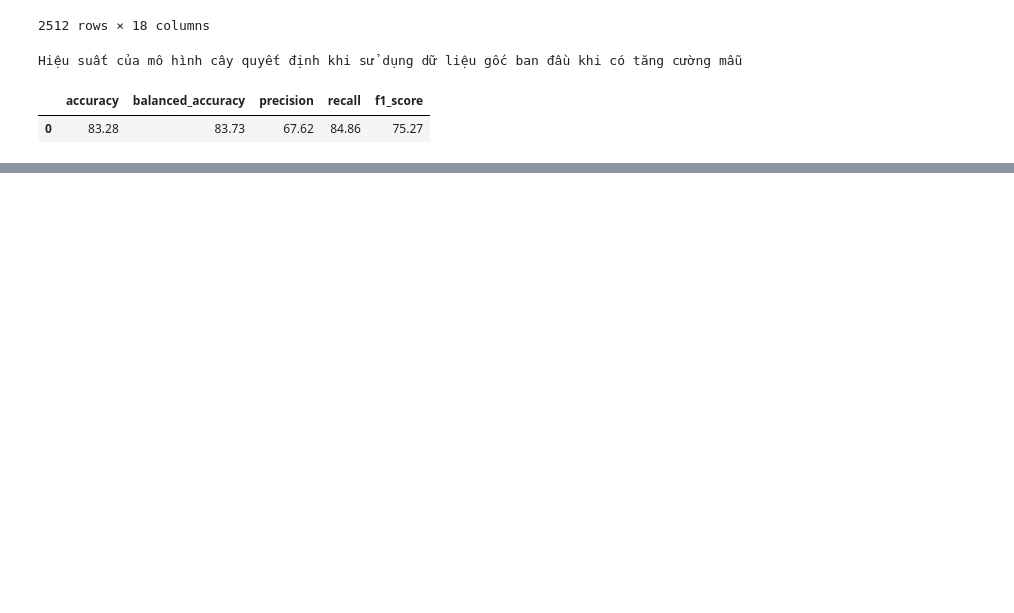
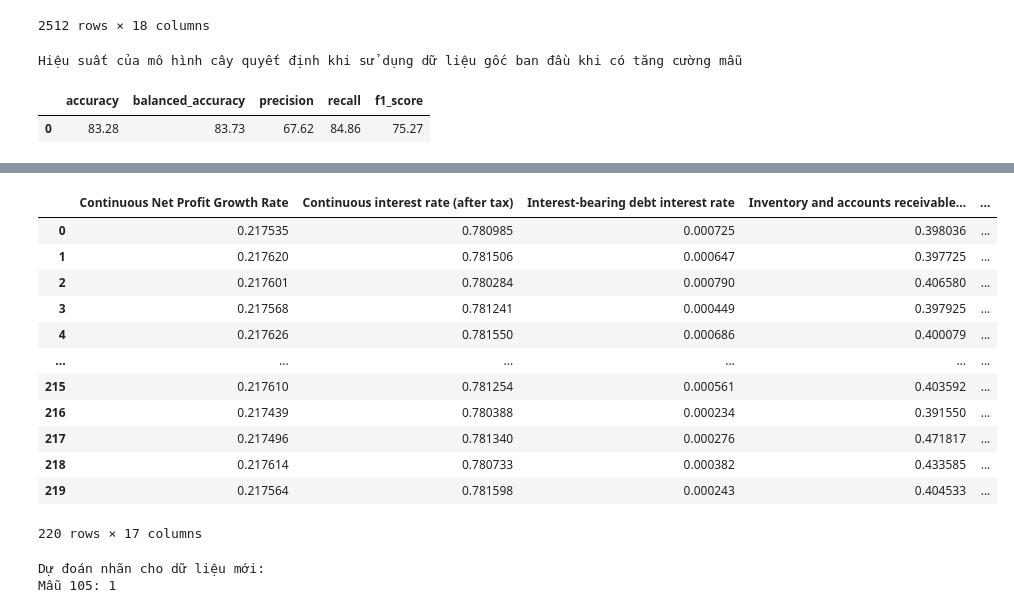
Before and after one commit to vovantri123/CK_Python, a Jupyter notebook: CK.ipynb, the cells around one changed output, grey strips where cells are left out. Saved outputs shown, nothing was run; the diff lists cells and outputs as text; code cells hidden in the pictures; blank space fills up the shorter version.

```diff
--- a/CK.ipynb
+++ b/CK.ipynb
@@ -1339,0 +1362,17 @@ Hiệu suất của mô hình cây quyết định khi sử dụng dữ liệu g
+# %%
+X_test = test_df[selected_features_final]
+display(X_test)
+# %% [output]
+|  | Continuous Net Profit Growth Rate | Continuous interest rate (after tax) | Interest-bearing debt interest rate | Inventory and accounts receivable... | ... |
+| 0 | 0.217535 | 0.780985 | 0.000725 | 0.398036 | ... |
+| 1 | 0.217620 | 0.781506 | 0.000647 | 0.397725 | ... |
+| 2 | 0.217601 | 0.780284 | 0.000790 | 0.406580 | ... |
+| 3 | 0.217568 | 0.781241 | 0.000449 | 0.397925 | ... |
+| 4 | 0.217626 | 0.781550 | 0.000686 | 0.400079 | ... |
+| ... | ... | ... | ... | ... | ... |
+| 215 | 0.217610 | 0.781254 | 0.000561 | 0.403592 | ... |
+| 216 | 0.217439 | 0.780388 | 0.000234 | 0.391550 | ... |
+| 217 | 0.217496 | 0.781340 | 0.000276 | 0.471817 | ... |
+| 218 | 0.217614 | 0.780733 | 0.000382 | 0.433585 | ... |
+| 219 | 0.217564 | 0.781598 | 0.000243 | 0.404533 | ... |
+220 rows × 17 columns
@@ -1339,0 +1383,8 @@ Hiệu suất của mô hình cây quyết định khi sử dụng dữ liệu g
+# %%
+print("Dự đoán nhãn cho dữ liệu mới:")
+for i, prediction in enumerate(y_pred):
+    if(prediction=="1"):
+        print("Mẫu {}: {}".format(i+1, prediction))
+# %% [output]
+Dự đoán nhãn cho dữ liệu mới:
+Mẫu 105: 1
```
Also changed, not shown: parts of 7 cells of this notebook, 1 other file.
